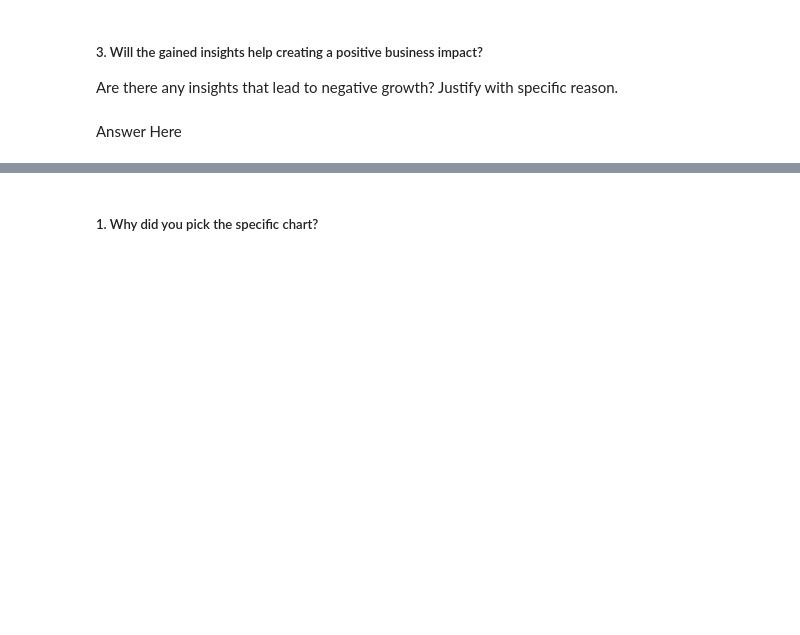
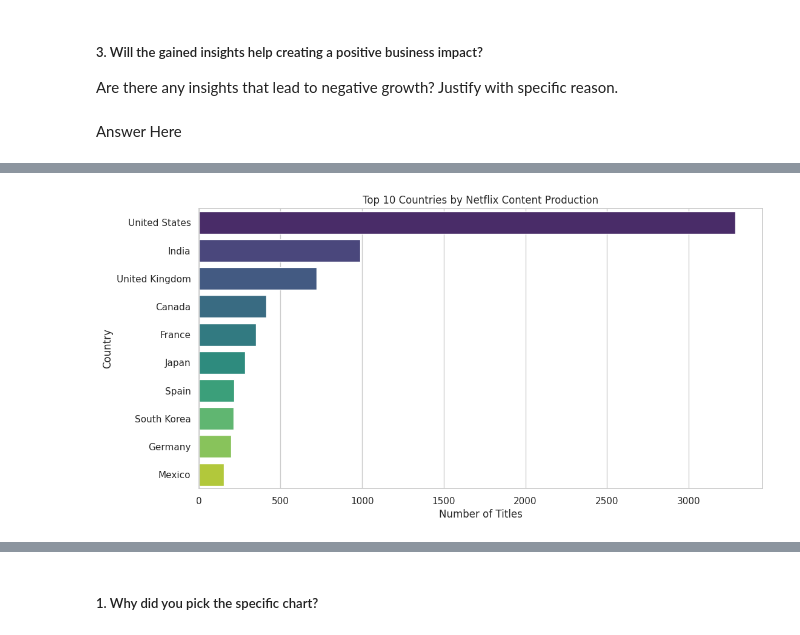
Before and after one commit to sabitendu/Capstone_Project_On_Netflix_Movies_And_TV-Shows_Clustering, a Jupyter notebook: NETFLIX_MOVIES_AND_TV_SHOWS_CLUSTERING.ipynb, the cells around one changed output, grey strips where cells are left out. Saved outputs shown, nothing was run; the diff lists cells and outputs as text; code cells hidden in the pictures; blank space fills up the shorter version.

```diff
--- a/NETFLIX_MOVIES_AND_TV_SHOWS_CLUSTERING.ipynb
+++ b/NETFLIX_MOVIES_AND_TV_SHOWS_CLUSTERING.ipynb
@@ -554,0 +574,5 @@ Answer Here
+# %%
+# Split and count the number of content items per country
+country_counts = df['country'].str.split(', ').explode().value_counts().reset_index()
+country_counts.columns = ['country', 'count']
+country_counts
@@ -554,0 +598,33 @@ Answer Here
+# %%
+import pycountry
+# Function to get ISO alpha-3 code from country name using pycountry
+def get_iso_alpha(country_name):
+    try:
+        country = pycountry.countries.search_fuzzy(country_name)[0]
+        return country.alpha_3
+    except LookupError:
+        return None
+
+# Create the ISO alpha-3 column using the function
+country_counts['iso_alpha'] = country_counts['country'].apply(get_iso_alpha)
+
+# Filter out rows where ISO alpha-3 is None (for countries not found)
+country_count_iso_df = country_counts.dropna(subset=['iso_alpha'])
+# %%
+# Sort the DataFrame by content count in descending order and select the top 10 countries
+top_10_countries = country_count_iso_df.sort_values(by='count', ascending=False).head(10)
+
+# Create a countplot using seaborn
+plt.figure(figsize=(12, 6))
+sns.set_theme(style="whitegrid")
+sns.barplot(x='count', y='country', data=top_10_countries, palette='viridis')
+
+# Set plot title and labels
+plt.title('Top 10 Countries by Netflix Content Production')
+plt.xlabel('Number of Titles')
+plt.ylabel('Country')
+
+# Show the countplot
+plt.show()
+# %% [output]
+[figure, added]
```
Also changed, not shown: parts of 24 cells of this notebook.
